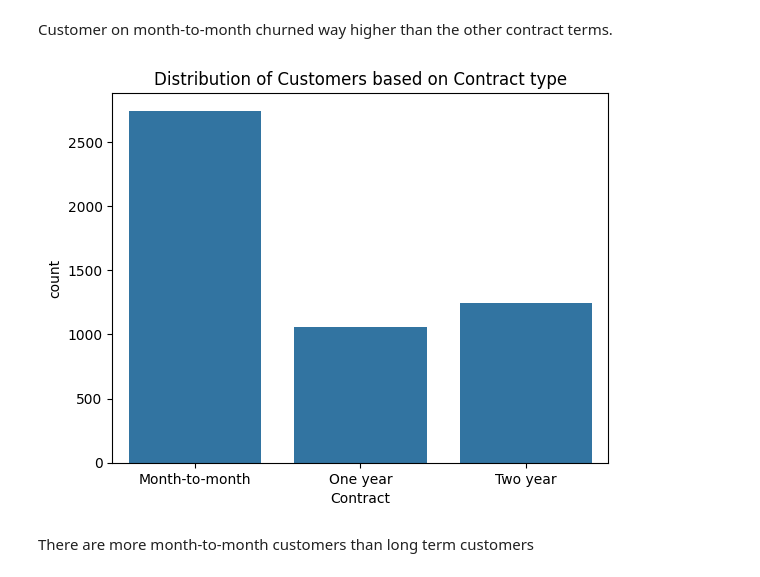
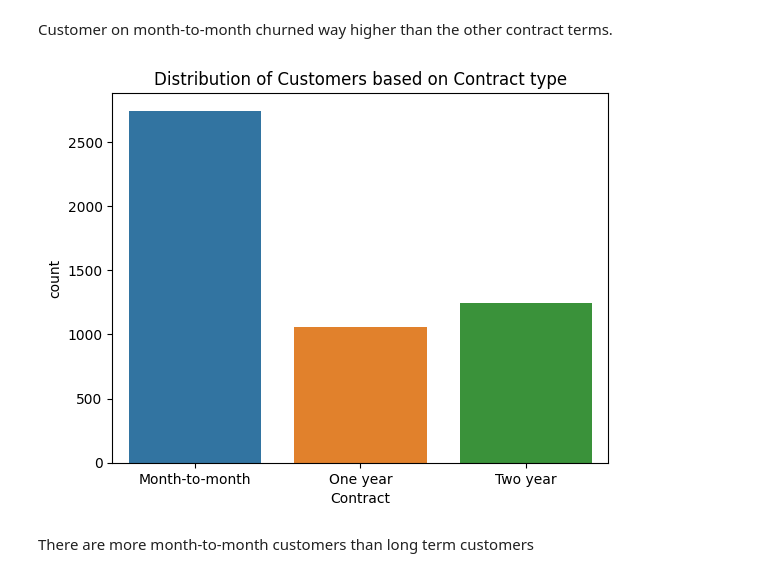
Before and after one commit to Phannsi/ML-Project-to-predict-Customer-Churn, a Jupyter notebook: Jupyter notebook.ipynb, the cells around one changed output. Saved outputs shown, nothing was run; the diff lists cells and outputs as text; code cells hidden in the pictures.

```diff
--- a/Jupyter notebook.ipynb
+++ b/Jupyter notebook.ipynb
@@ -418,11 +418,11 @@ plt.show()
 Customer on month-to-month churned way higher than the other contract terms.
 # %%
 #Distribution of customers based on contract
-sns.countplot(x='Contract', data=clean_train,)
+sns.countplot(x='Contract', data=clean_train, hue='Contract')
 plt.title('Distribution of Customers based on Contract type')
 plt.show()
 # %% [output]
-[figure, old version]
+[figure, new version]
 # %% [markdown]
 There are more month-to-month customers than long term customers
 # %%
```
Also changed, not shown: parts of 8 cells of this notebook, 1 other file.
